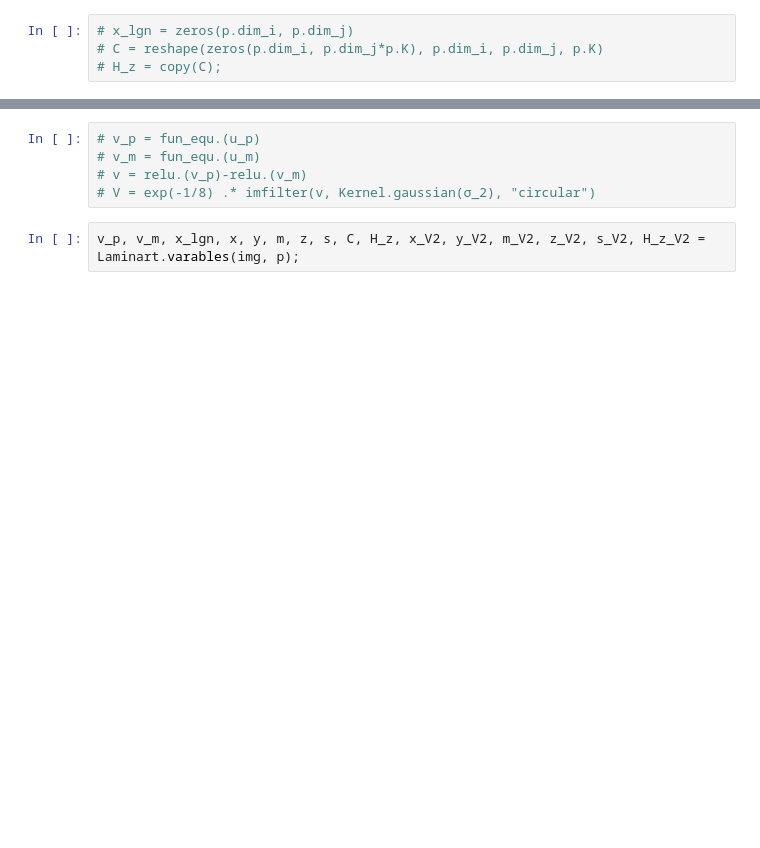
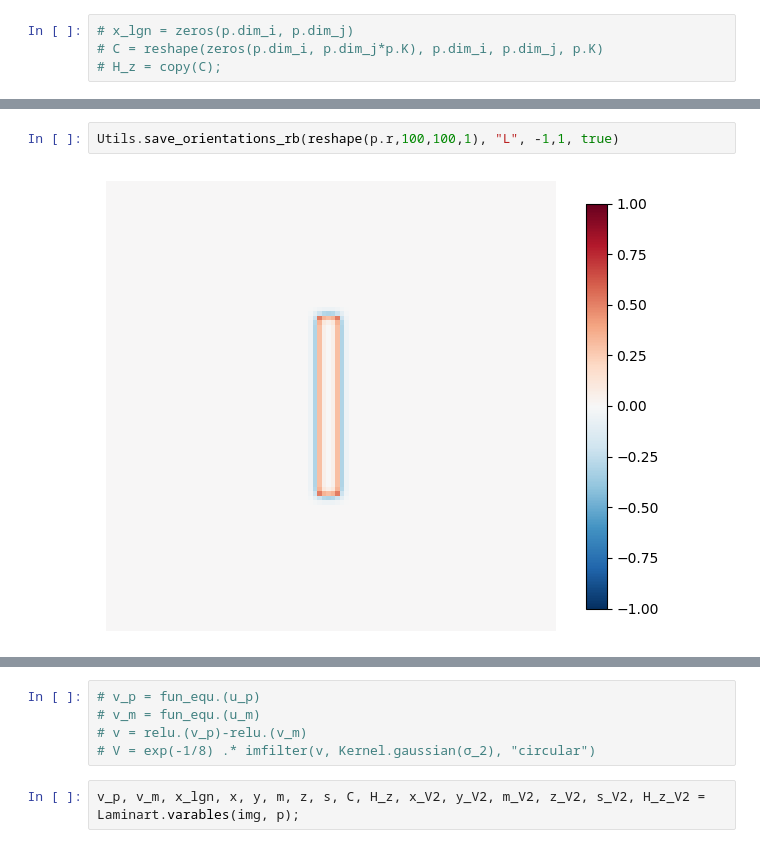
Before and after one commit to nialltc/MEngProject.jl, a Jupyter notebook: notebooks/modelingtoolkit_test.ipynb, the cells around one changed output, grey strips where cells are left out. Drawn from its saved outputs; the diff is of its cells as text; blank space fills up the shorter version.

```diff
--- a/notebooks/modelingtoolkit_test.ipynb
+++ b/notebooks/modelingtoolkit_test.ipynb
@@ -74,0 +123,4 @@ C
+# %%
+Utils.save_orientations_rb(reshape(p.r,100,100,1), "L", -1,1, true)
+# %% [output]
+[figure, added]
```
Also changed, not shown: parts of 125 cells of this notebook, 1 other file.
